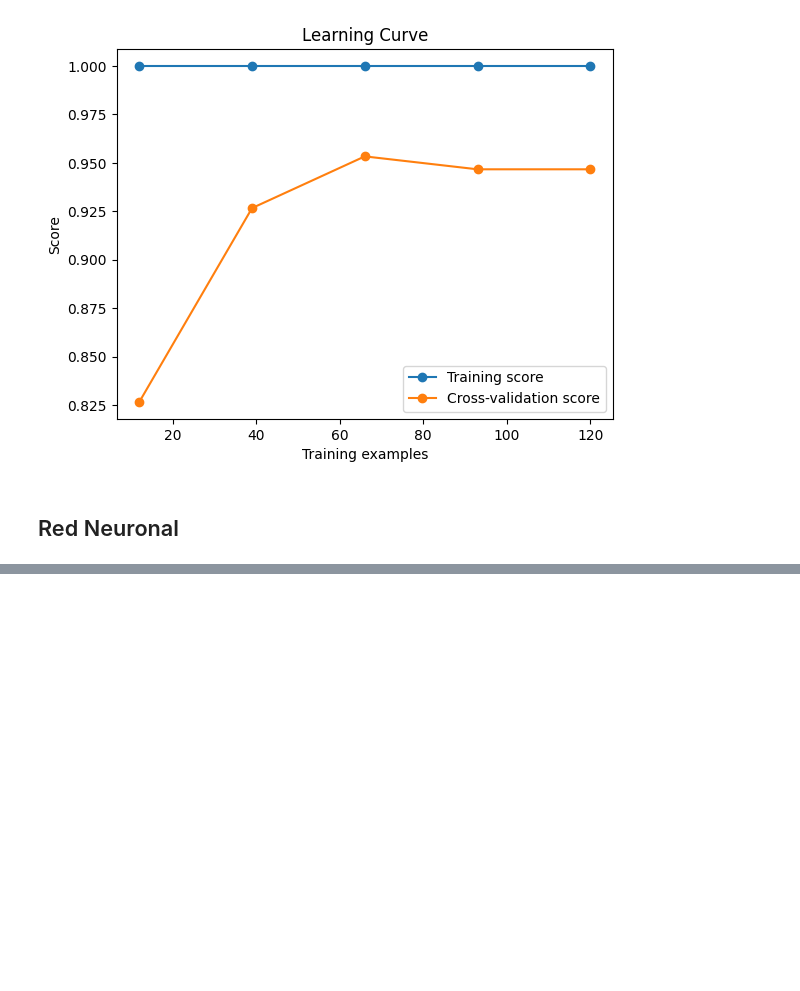
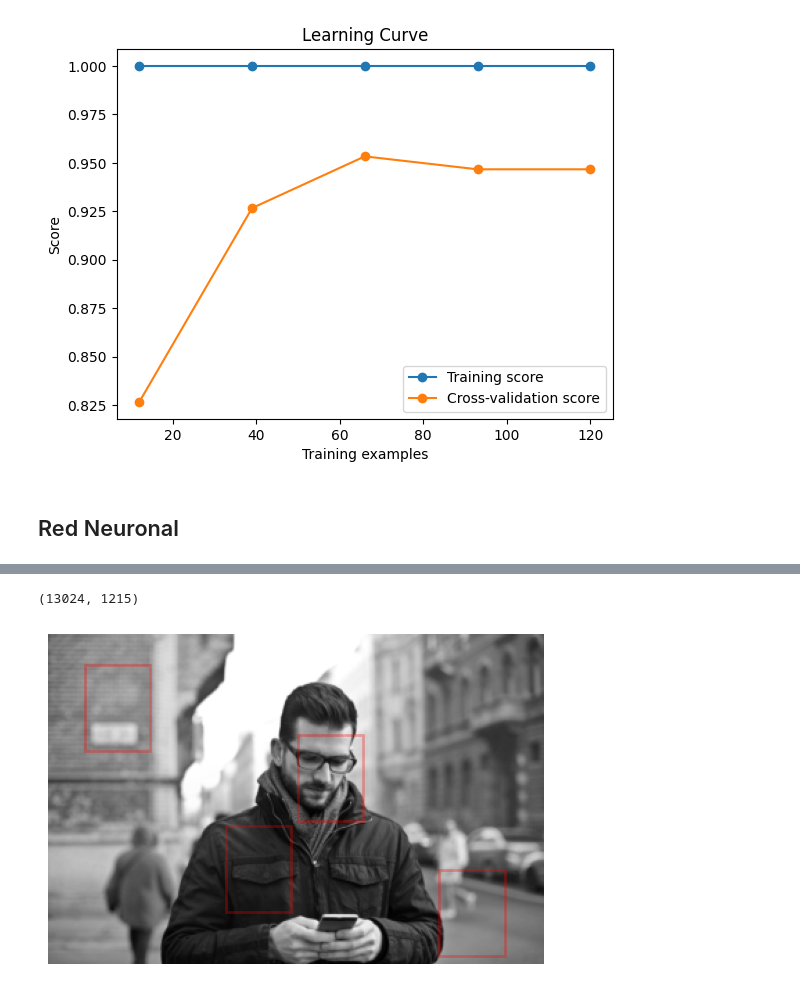
Before and after one commit to Santiago-Moron/MachineLearning-OBL1, a Jupyter notebook: ObligatorioML.ipynb, the cells around one changed output, grey strips where cells are left out. Drawn from its saved outputs; the diff is of its cells as text; code cells hidden in the pictures; blank space fills up the shorter version.

```diff
--- a/ObligatorioML.ipynb
+++ b/ObligatorioML.ipynb
@@ -334,0 +436,39 @@ for idx, ax in enumerate(axes.ravel()):
+# %%
+# Utiliza la función de ventana deslizante en una imagen de prueba.
+# zip(*...) toma las tuplas generadas y las descompone en índices y parches.
+indices, patches = zip(*sliding_window(test_image, scale=scale))
+
+# Calcula las características HOG para cada parche y las almacena en un array.
+patches_hog = np.array([feature.hog(patch) for patch in patches])
+
+# Muestra la forma del array de características HOG.
+patches_hog.shape
+# %% [output]
+(13024, 1215)
+# %%
+
+# Cargo modelo de red neuronal:
+model_saved = load('modelo.joblib')
+# Predicción
+labels = model_saved.predict(patches_hog).astype(int)
+# %%
+# Visualizamos las detecciones
+
+Ni, Nj = (int(scale*s) for s in positive_patches[0].shape)
+indices = np.array(indices)
+detecciones = indices[labels == 1]
+detecciones = non_max_suppression(np.array(detecciones),Ni,Nj, 0.1)
+
+# Algoritmo que elimina las detecciones que se encuentran dentro de otras detecciones
+
+
+# Visualizamos las detecciones
+fig, ax = plt.subplots()
+ax.imshow(test_image, cmap='gray')
+ax.axis('off')
+
+for i, j in detecciones:
+    ax.add_patch(plt.Rectangle((j, i), Nj, Ni, edgecolor='red',
+                               alpha=0.3, lw=2, facecolor='none'))
+# %% [output]
+[figure, added]
```
Also changed, not shown: parts of 11 cells of this notebook, 20 other files.
